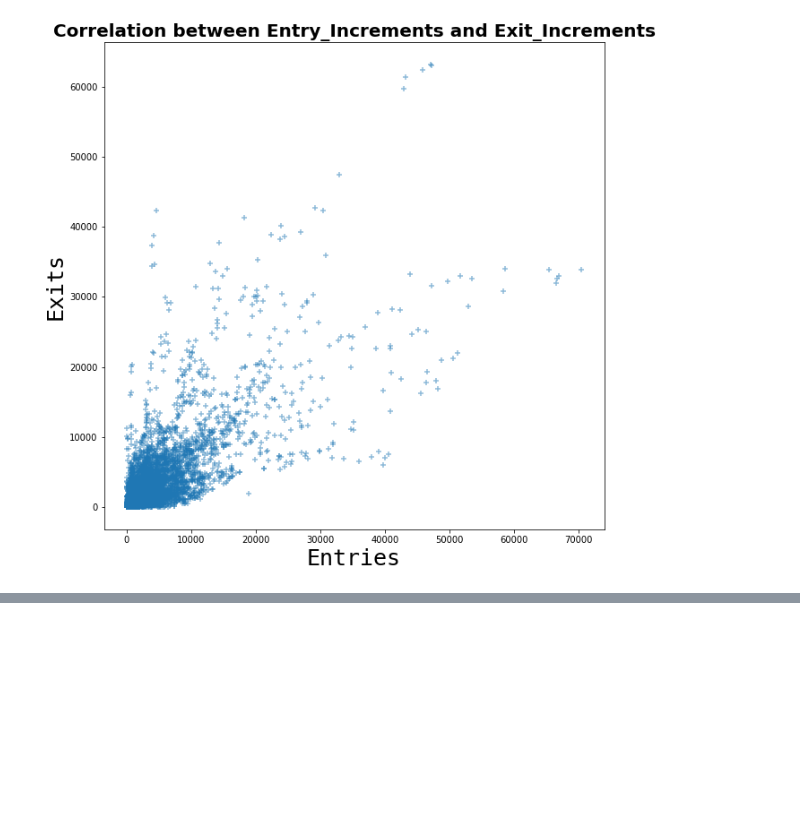
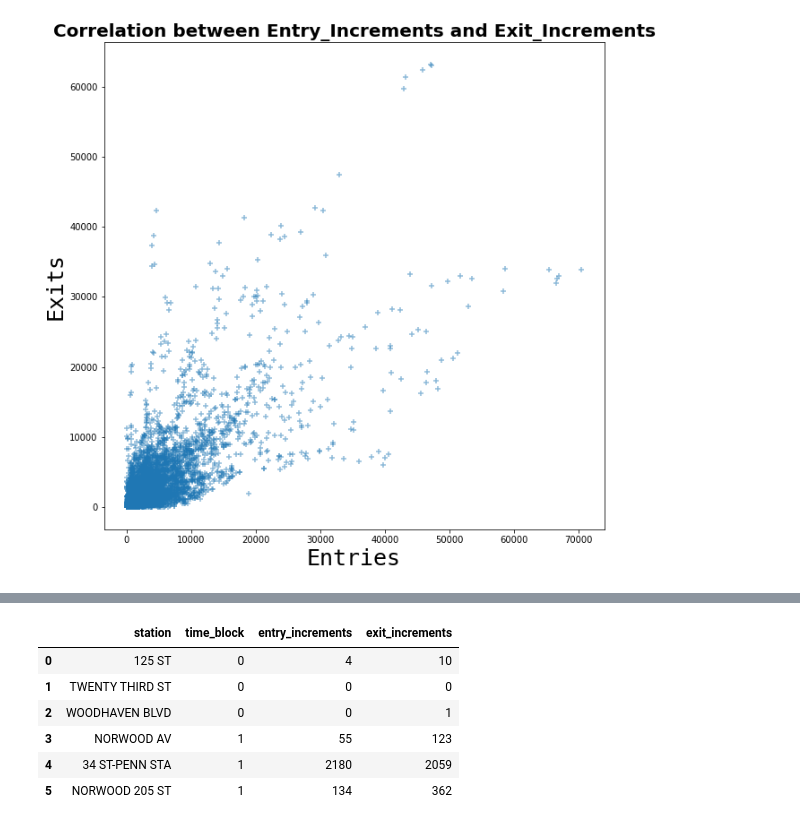
Before and after one commit to cnarrieta18/Metis_project1_mta, a Jupyter notebook: Project_01 - Matplotlib.ipynb, the cells around one changed output, grey strips where cells are left out. Saved outputs shown, nothing was run; the diff lists cells and outputs as text; code cells hidden in the pictures; blank space fills up the shorter version.

```diff
--- a/Project_01 - Matplotlib.ipynb
+++ b/Project_01 - Matplotlib.ipynb
@@ -249,0 +262,16 @@ plt.show();
+# %%
+#top 6 control areas
+#grid plots of entries and exits by day
+
+
+# - find top stations over the week
+topstations_groupby = df.groupby(['station','time_block'])['entry_increments','exit_increments'].sum().sort_values('time_block',ascending = True).reset_index()
+topstations_groupby.head(6)
+# %% [output]
+|  | station | time_block | entry_increments | exit_increments |
+| 0 | 125 ST | 0 | 4 | 10 |
+| 1 | TWENTY THIRD ST | 0 | 0 | 0 |
+| 2 | WOODHAVEN BLVD | 0 | 0 | 1 |
+| 3 | NORWOOD AV | 1 | 55 | 123 |
+| 4 | 34 ST-PENN STA | 1 | 2180 | 2059 |
+| 5 | NORWOOD 205 ST | 1 | 134 | 362 |
```
Also changed, not shown: parts of 11 cells of this notebook.
